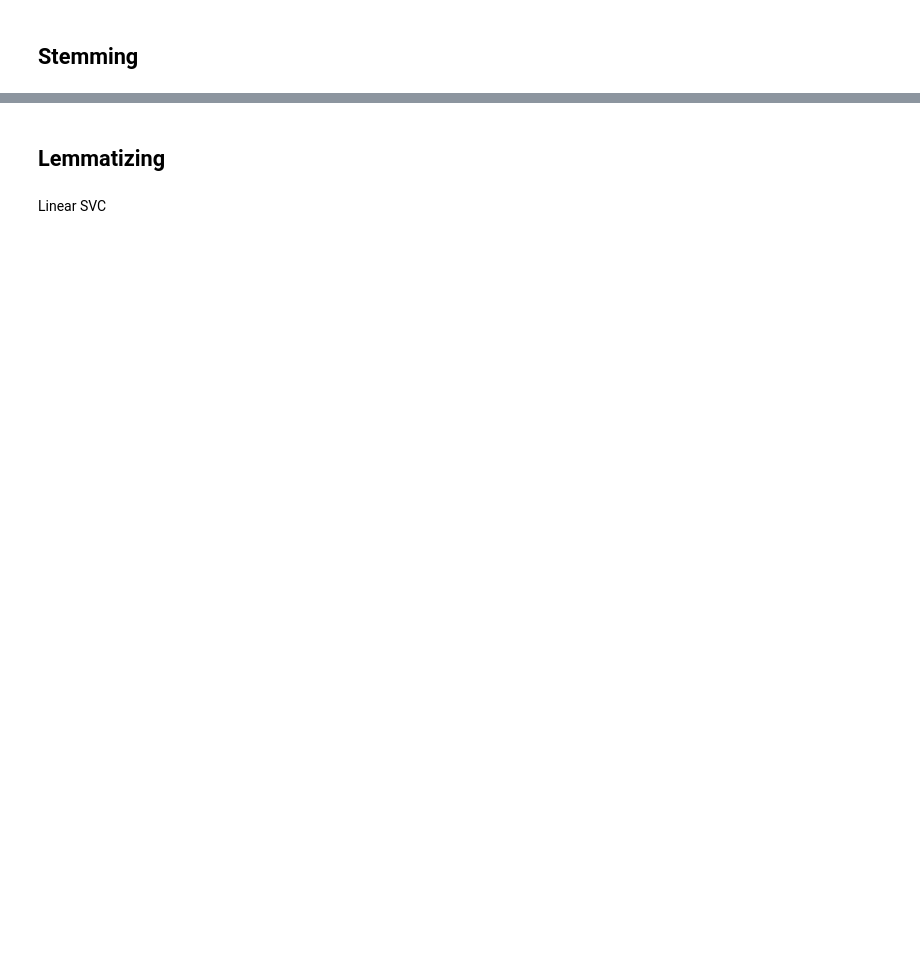
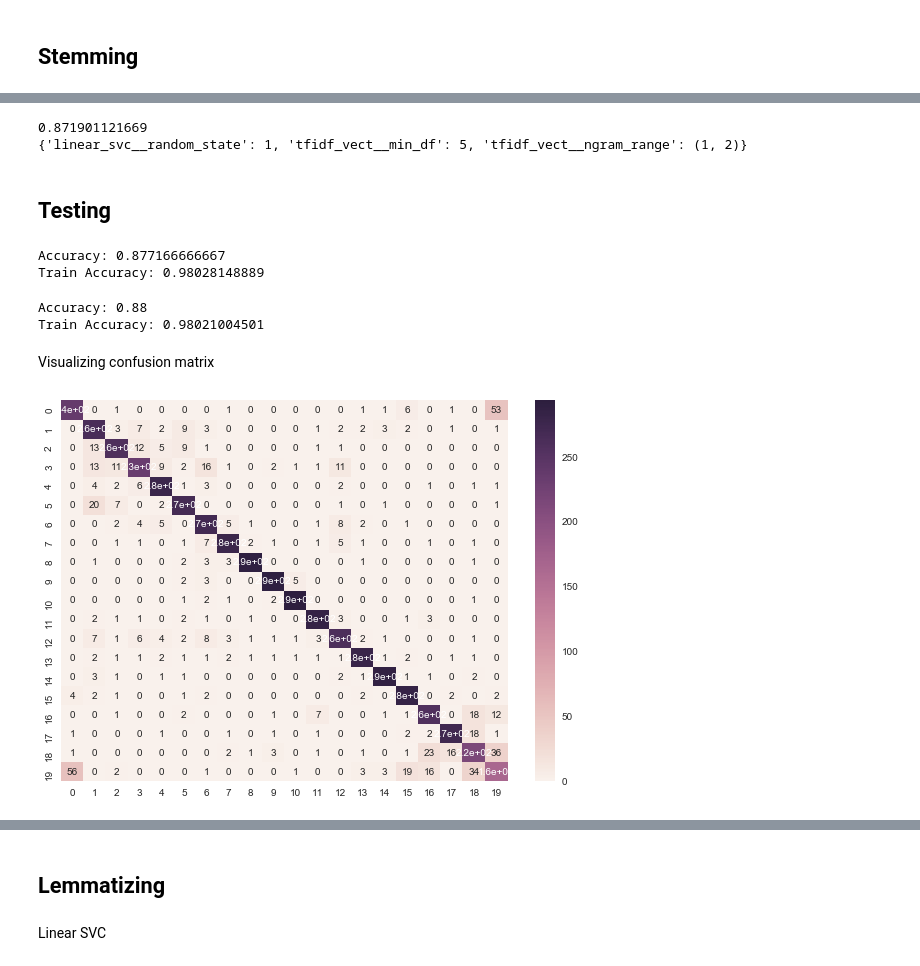
Before and after one commit to Chialijuan/20Newsgrp-Analysis, a Jupyter notebook: 20 Newsgroups YY.ipynb, the cells around one changed output, grey strips where cells are left out. Drawn from its saved outputs; the diff is of its cells as text; code cells hidden in the pictures; blank space fills up the shorter version.

```diff
--- a/20 Newsgroups YY.ipynb
+++ b/20 Newsgroups YY.ipynb
@@ -474,0 +613,6 @@ Multinomial Naive Bayes
+# %%
+grid_linsvc = GridSearchCV(pipe_linearsvc, param_grid_linsvc, cv=5, scoring='accuracy')
+
+grid_linsvc.fit(train_x_lem, y_train)
+print(grid_linsvc.best_score_)
+print(grid_linsvc.best_params_)
@@ -474,0 +624,42 @@ Multinomial Naive Bayes
+# %%
+grid_linsvc_tfidf = GridSearchCV(pipe_linearsvc_tf, param_grid_linsvc_tf, cv=5, scoring='accuracy')
+
+grid_linsvc_tfidf.fit(train_x_lem, y_train)
+print(grid_linsvc_tfidf.best_score_)
+print(grid_linsvc_tfidf.best_params_)
+# %% [output]
+0.871901121669
+{'linear_svc__random_state': 1, 'tfidf_vect__min_df': 5, 'tfidf_vect__ngram_range': (1, 2)}
+# %% [markdown]
+## Testing
+# %%
+pipe_linearsvc_tf.set_params(tfidf_vect__min_df = 5, linear_svc__random_state = 1, tfidf_vect__ngram_range = (1, 3))
+pipe_linearsvc_tf.fit(train_x_stem, y_train)
+pred_train = pipe_linearsvc_tf.predict(train_x_stem)
+pred_test = pipe_linearsvc_tf.predict(test_x_stem)
+print "Accuracy:", accuracy_score(y_test, pred_test)
+print "Train Accuracy:", accuracy_score(y_train, pred_train)
+# %% [output]
+Accuracy: 0.877166666667
+Train Accuracy: 0.98028148889
+# %%
+pipe_linearsvc_tf.set_params(tfidf_vect__min_df = 5, linear_svc__random_state = 1, tfidf_vect__ngram_range = (1, 2))
+pipe_linearsvc_tf.fit(train_x_lem, y_train)
+pred_train = pipe_linearsvc_tf.predict(train_x_lem)
+pred_test = pipe_linearsvc_tf.predict(test_x_lem)
+print "Accuracy:", accuracy_score(y_test, pred_test)
+print "Train Accuracy:", accuracy_score(y_train, pred_train)
+# %% [output]
+Accuracy: 0.88
+Train Accuracy: 0.98021004501
+# %% [markdown]
+Visualizing confusion matrix
+# %%
+# Lemmatizing TF-IDF Linear SVC
+array = confusion_matrix(y_test, pred_test)
+df_cm = pd.DataFrame(array)
+plt.figure(figsize = (10,7))
+seaborn.heatmap(df_cm, annot=True)
+plt.show()
+# %% [output]
+[figure, added]
```
Also changed, not shown: parts of 69 cells of this notebook.
